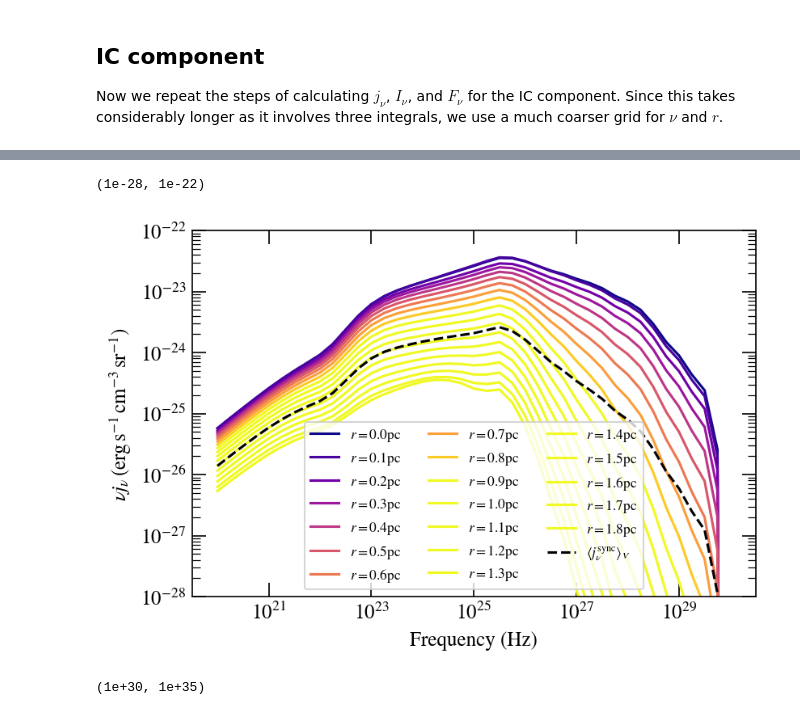
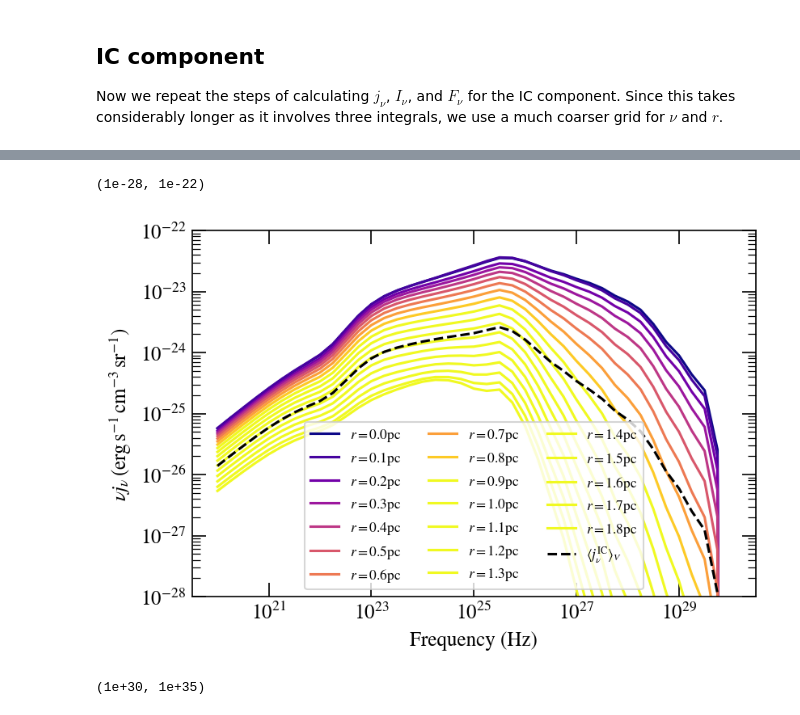
Before and after one commit to me-manu/crabmeyerpy, a Jupyter notebook: notebooks/demo_3d.ipynb, the cells around one changed output, grey strips where cells are left out. Drawn from its saved outputs; the diff is of its cells as text; code cells hidden in the pictures.

```diff
--- a/notebooks/demo_3d.ipynb
+++ b/notebooks/demo_3d.ipynb
@@ -143,39 +137 @@ config = {
 }
-# %%
-# config to match 1D case
-config = {
-    # electron spectrum parameters
-    "params_n_el": {
-        "Nradio": np.exp(-9.5), # these are just some scalings
-        "gradio_min": np.exp(3.1),
-        "gradio_max": np.exp(12.1),
-        "Sradio": -1.60,
-        "Nwind": np.exp(-48.), # these are just some scalings
-        "gmin": np.exp(3.1),
-        "gmax": np.exp(30.),
-        "gwind_min": np.exp(12.96),
-        "gwind_max": np.exp(22.51),
-        "gwind_b": 1. / np.exp(19.5),
-        "Swind": -2.9,
-        "Sbreak": -0.5,
-        "sup_wind": 2.8,
-        # spatial parameters, this is new
-        "gamma_br_const": 34e9 / m_e_eV, # below this gamma value, the nebula has constant size, in Hillas et al: 34. GeV
-        "radio_size_cm": np.tan(1.35 * arcmin2rad) * d * kpc2cm,  # constant size of Gaussian below gamma_br_constant in arcmin
-        "index": -0.17,  # power-law index of energy dependency
-        "amplitude": np.tan(1.2 * arcmin2rad) * d  * kpc2cm,  # amplitude for PL spatial dependence
-        "offset": np.tan(0.15 * arcmin2rad) * d * kpc2cm,  # offset for high energies
-    },
-    # seed photon field parameters
-    "params_n_seed": {
-        "dust_T": 97.6,
-        "dust_norm": 1.0e-11  / (0.001 * kpc2cm)**3 / 4. / np.pi,  # for new dust function
-        "dust_extension": 1.3,  # extension of nebula in FIR from dust
-        "ic_sync": True,
-        "ic_dust": True,
-        "ic_cmb": True
-    },
-    "params_B": {
-        "B": B
-    }
-}
@@ -196,7 +148,8 @@ def const_B(r, **params):
     result = np.full(r.shape, params['B'])
     return result
 # %%
-ssc = CrabSSC3D(copy.deepcopy(config), n_el_spec, const_B, d_kpc=d, r0_pc=r0_pc, log_level="DEBUG")
+ssc = CrabSSC3D(copy.deepcopy(config), n_el_spec, const_B, d_kpc=d, r0_pc=r0_pc, log_level="DEBUG",
+                ic_sync=True, ic_cmb=True, ic_dust=True)
 # %% [markdown]
 ## plot the electron density at different radii
 # %%
@@ -210,7 +163,7 @@ plt.figure(dpi=150)
 c = gamma**2. * m_e_eV
 
 # compute n_el over grid of gamma and r
-n_el = ssc.n_el(gg, rr, **ssc.params_n_el)
+n_el = ssc.n_el(gg, rr, **ssc.parameters)
 
 # compute volume averaged n_el
 V0 = 4. / 3. * np.pi * ssc.r0 ** 3.
@@ -492,29 +445,29 @@ This took 83.01s
 # %%
 plt.figure(dpi=150)
 
 for i, ri in enumerate(r_ic):
     plt.loglog(nu_ic, j_nu_ic[:,i] * nu_ic,
                color=plt.cm.plasma(i/r.size),
                label='$r={0:.1f}$pc'.format(ri / kpc2cm * 1e3)
               )
 
 # compute volume averaged n_el
 V0 = 4. / 3. * np.pi * ssc.r0 ** 3.
 j_nu_ic_avg = 4. * np.pi * simps(j_nu_ic * rri ** 2., rri) / V0
 
 plt.loglog(nu_ic, j_nu_ic_avg * nu_ic,
            color='k',
            ls='--',
-           label=r'$\langle j_\nu^\mathrm{sync} \rangle_V$'
+           label=r'$\langle j_\nu^\mathrm{IC} \rangle_V$'
            )
 
 plt.legend(fontsize='small', ncol=3)
 plt.xlabel("Frequency (Hz)")
 plt.ylabel(r"$\nu j_\nu\,(\mathrm{erg}\,\mathrm{s}^{-1}\,\mathrm{cm}^{-3}\,\mathrm{sr}^{-1}$)")
 plt.ylim(1e-28, 1e-22)
 # %% [output]
 (1e-28, 1e-22)
-[figure, old version]
+[figure, new version]
 # %%
 # Calculate the luminosity
 # one factor of 4 pi from volume integral, second one from integral over
```
Also changed, not shown: parts of 7 cells of this notebook, 1 other file.
